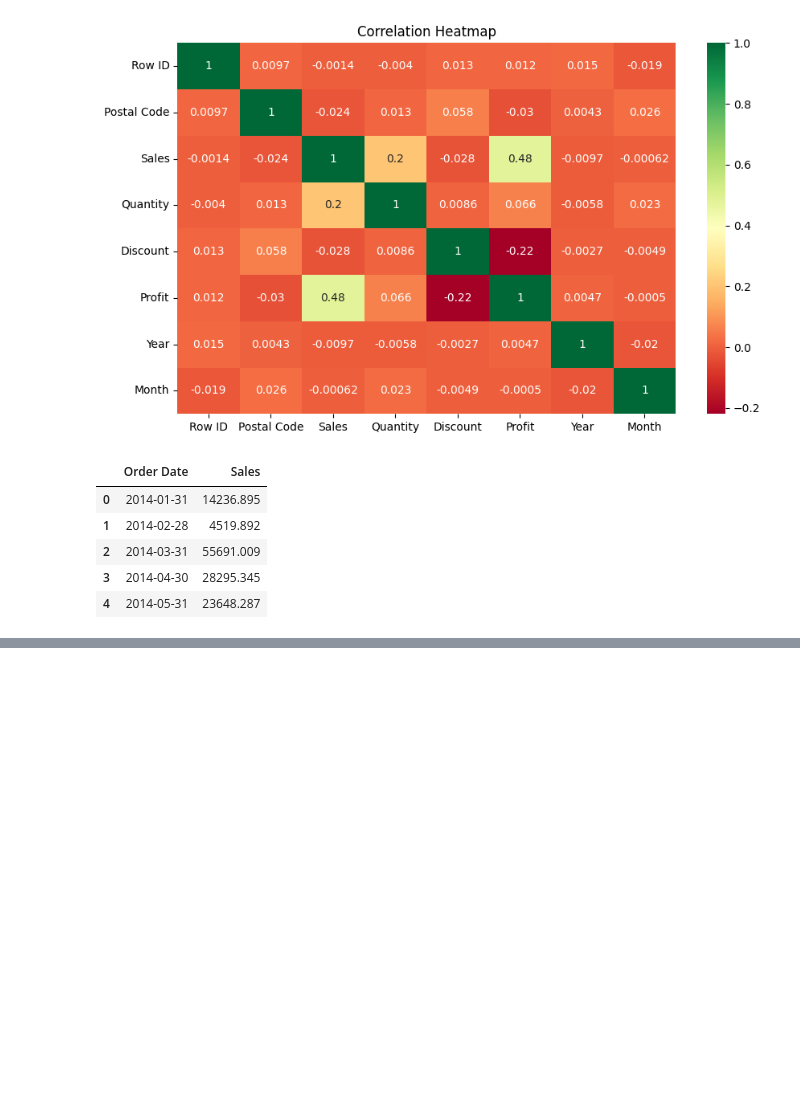
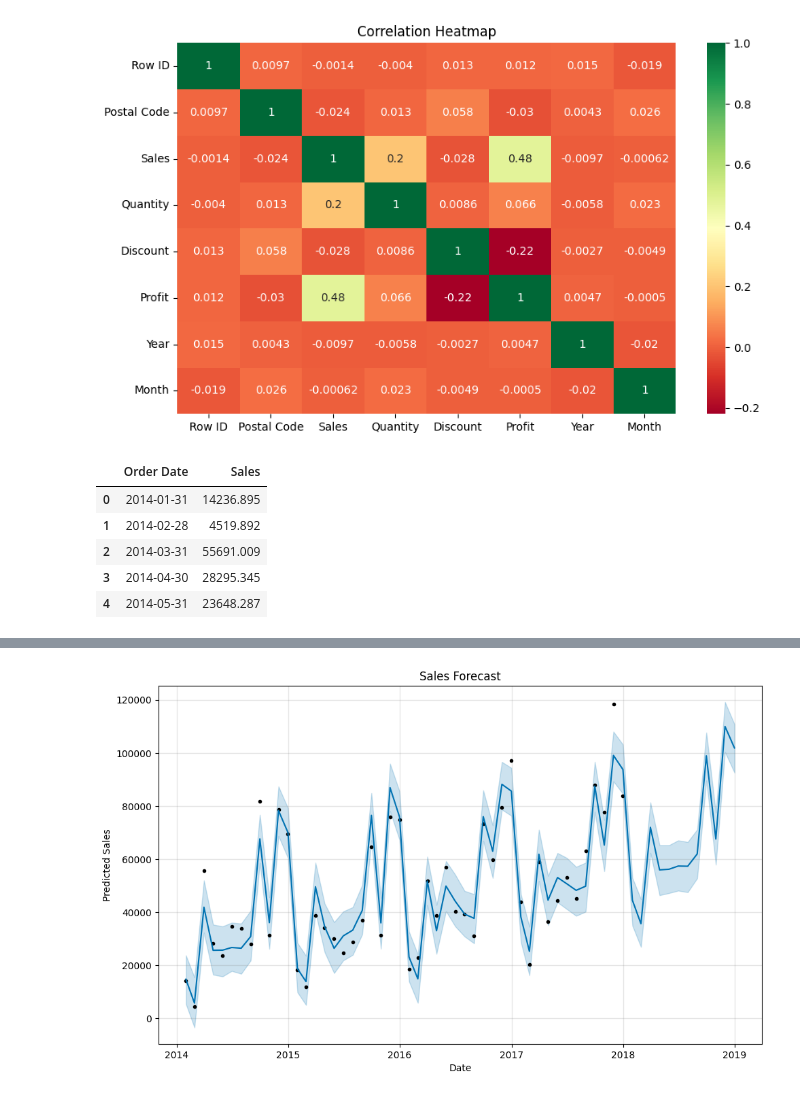
Before and after one commit to Ma-hek01/Revenue-Forecasting-Business-Performance-Dashboard, a Jupyter notebook: notebooks/02_data_loading_and_eda.ipynb, the cells around one changed output, grey strips where cells are left out. Cells and saved outputs as stored; diff of their text form; code cells hidden in the pictures; blank space fills up the shorter version.

Commit message:
Implemented sales forecasting using Prophet

```diff
--- a/notebooks/02_data_loading_and_eda.ipynb
+++ b/notebooks/02_data_loading_and_eda.ipynb
@@ -385,3 +385,7 @@ forecast_df.to_csv(
     "../data/processed/monthly_sales_forecast.csv",
     index=False
 )
+# %%
+prophet_df=forecast_df.copy()
+prophet_df.columns = ["ds", "y"]
+prophet_df.head()
@@ -387,0 +401,3 @@ forecast_df.to_csv(
+# %%
+model= Prophet()
+model.fit(prophet_df)
@@ -387,0 +408,5 @@ forecast_df.to_csv(
+# %%
+future= model.make_future_dataframe(periods=12, freq="ME")
+# %%
+forecast = model.predict(future)
+forecast.head()
@@ -387,0 +420,11 @@ forecast_df.to_csv(
+# %%
+fig = model.plot(forecast)
+
+plt.title("Sales Forecast")
+
+plt.xlabel("Date")
+plt.ylabel("Predicted Sales")
+
+plt.show()
+# %% [output]
+[figure, added]
```
Also changed, not shown: parts of 7 cells of this notebook, 2 other files.
